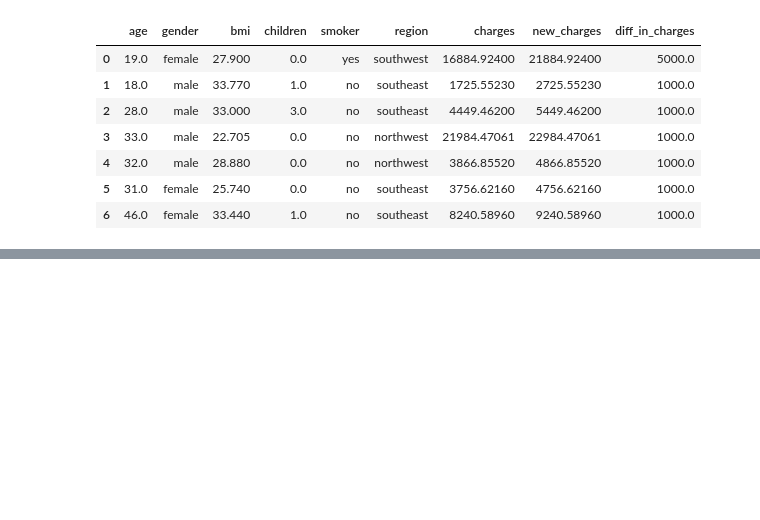
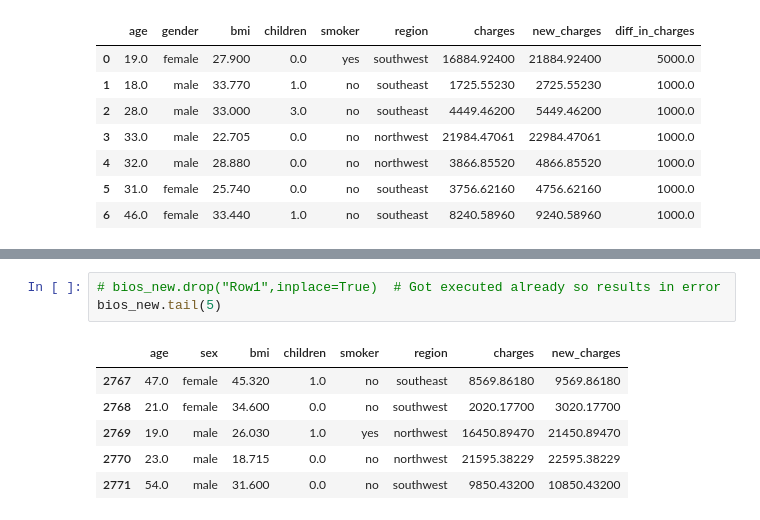
Before and after one commit to nid067/Project_ML, a Jupyter notebook: pandas_tuto.ipynb, the cells around one changed output, grey strips where cells are left out. Drawn from its saved outputs; the diff is of its cells as text; blank space fills up the shorter version.

```diff
--- a/pandas_tuto.ipynb
+++ b/pandas_tuto.ipynb
@@ -338,0 +369,10 @@ data_backup.head(7)
+# %%
+# bios_new.drop("Row1",inplace=True)  # Got executed already so results in error
+bios_new.tail(5)
+# %% [output]
+|  | age | sex | bmi | children | smoker | region | charges | new_charges |
+| 2767 | 47.0 | female | 45.320 | 1.0 | no | southeast | 8569.86180 | 9569.86180 |
+| 2768 | 21.0 | female | 34.600 | 0.0 | no | southwest | 2020.17700 | 3020.17700 |
+| 2769 | 19.0 | male | 26.030 | 1.0 | yes | northwest | 16450.89470 | 21450.89470 |
+| 2770 | 23.0 | male | 18.715 | 0.0 | no | northwest | 21595.38229 | 22595.38229 |
+| 2771 | 54.0 | male | 31.600 | 0.0 | no | southwest | 9850.43200 | 10850.43200 |
```
Also changed, not shown: parts of 9 cells of this notebook.
